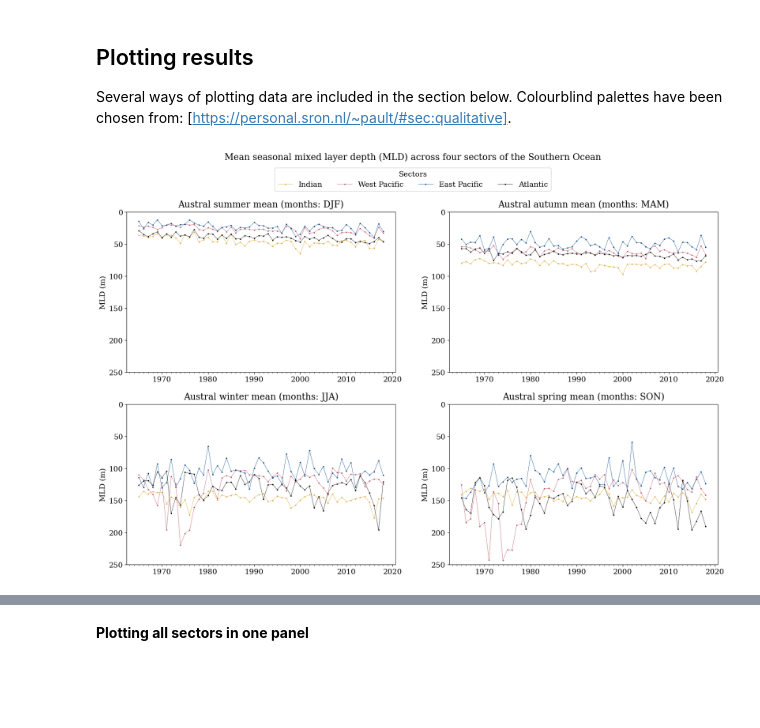
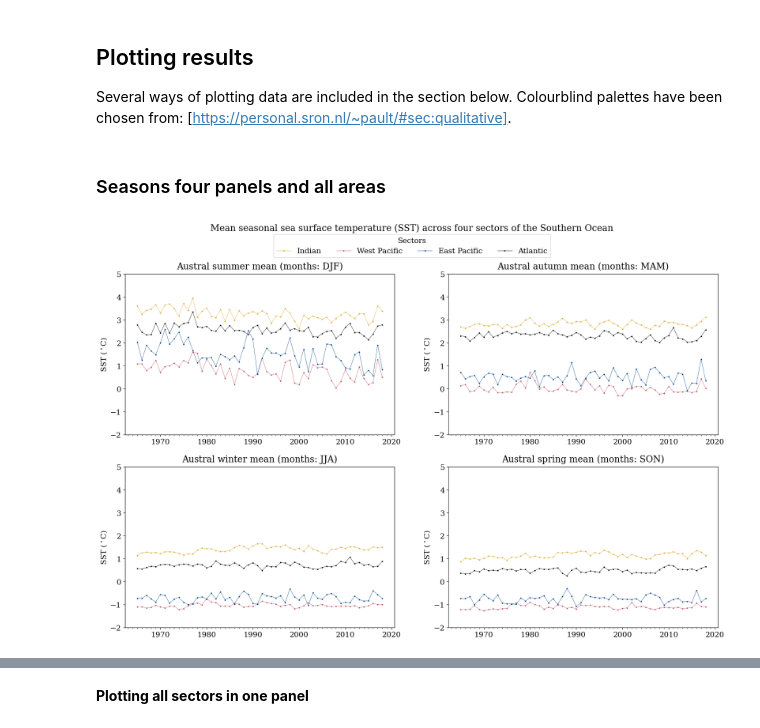
Before and after one commit to lidefi87/ACCESS_scripts_DFA, a Jupyter notebook: Scripts/ZonalStatistics.ipynb, the cells around one changed output, grey strips where cells are left out. Saved outputs shown, nothing was run; the diff lists cells and outputs as text; code cells hidden in the pictures; blank space fills up the shorter version.

```diff
--- a/Scripts/ZonalStatistics.ipynb
+++ b/Scripts/ZonalStatistics.ipynb
@@ -222,4 +245,5 @@ for i in np.arange(0, len(stime)):
     x = zsf.weightedMeans(EastPacific.sel(time = slice(stime[i], etime[i])), EP_a, meanby = 'season')
     x_w = zsf.addTimeYear(x, etime[i].split('-')[0])
     os.makedirs(file_out, exist_ok = True)
-    x_w.to_netcdf(os.path.join(file_out, ('MLD_YearlySeasonalMeans_EastPacific_' + stime[i].split('-')[0] + '-' + etime[i].split('-')[0] + '.nc')))
+#     x_w.to_netcdf(os.path.join(file_out, ('MLD_YearlySeasonalMeans_EastPacific_' + stime[i].split('-')[0] + '-' + etime[i].split('-')[0] + '.nc')))
+    x_w.to_netcdf(os.path.join(file_out, ('SST_YearlySeasonalMeans_EastPacific_' + stime[i].split('-')[0] + '-' + etime[i].split('-')[0] + '.nc')))
@@ -228,4 +270,5 @@ for i in np.arange(0, len(stime)):
     x = zsf.weightedMeans(Atlantic.sel(time = slice(stime[i], etime[i])), Atlantic_a, meanby = 'season')
     x_w = zsf.addTimeYear(x, etime[i].split('-')[0])
     os.makedirs(file_out, exist_ok = True)
-    x_w.to_netcdf(os.path.join(file_out, ('MLD_YearlySeasonalMeans_Atlantic_' + stime[i].split('-')[0] + '-' + etime[i].split('-')[0] + '.nc')))
+#     x_w.to_netcdf(os.path.join(file_out, ('MLD_YearlySeasonalMeans_Atlantic_' + stime[i].split('-')[0] + '-' + etime[i].split('-')[0] + '.nc')))
+    x_w.to_netcdf(os.path.join(file_out, ('SST_YearlySeasonalMeans_Atlantic_' + stime[i].split('-')[0] + '-' + etime[i].split('-')[0] + '.nc')))
@@ -324,0 +526,11 @@ def stackData(folder, keyword):
+# %%
+#Create an empty list that will contain calculations for every year
+for dec in decades:
+    #From the clipped data select one year to calculate the weighted seasonal means
+    a = EastPacific.sel(time = slice(str(dec), str(dec+9)))
+    maxY = a.indexes['time'].year.max()
+    x = zsf.weightedMeans(a, EP_a, meanby = 'month')
+    x_w = zsf.addTimeYear(x, f'{dec}-{dec+9}', by = 'month')
+    os.makedirs(file_out, exist_ok = True)
+#     x_w.to_netcdf(os.path.join(file_out, ('MLD_YearlyMonthlyMeans_EastPacific_' + str(dec) + '-' + str(maxY) + '.nc')))
+    x_w.to_netcdf(os.path.join(file_out, ('SST_YearlyMonthlyMeans_EastPacific_' + str(dec) + '-' + str(maxY) + '.nc')))
@@ -324,0 +558,11 @@ def stackData(folder, keyword):
+# %%
+#Create an empty list that will contain calculations for every year
+for dec in decades:
+    #From the clipped data select one year to calculate the weighted seasonal means
+    a = Atlantic.sel(time = slice(str(dec), str(dec+9)))
+    maxY = a.indexes['time'].year.max()
+    x = zsf.weightedMeans(a, Atlantic_a, meanby = 'month')
+    x_w = zsf.addTimeYear(x, f'{dec}-{dec+9}', by = 'month')
+    os.makedirs(file_out, exist_ok = True)
+#     x_w.to_netcdf(os.path.join(file_out, ('MLD_YearlyMonthlyMeans_Atlantic_' + str(dec) + '-' + str(maxY) + '.nc')))
+    x_w.to_netcdf(os.path.join(file_out, ('SST_YearlyMonthlyMeans_Atlantic_' + str(dec) + '-' + str(maxY) + '.nc')))
@@ -334,6 +844,8 @@ comb_Atl = zsf.stackData(folder, 'Atlantic')
 # %% [markdown]
 ## Plotting results
 Several ways of plotting data are included in the section below. Colourblind palettes have been chosen from: [https://personal.sron.nl/~pault/#sec:qualitative].
+# %% [markdown]
+### Seasons four panels and all areas
 # %%
 #Extract years included in the data arrays
 years = range(int(min(comb_Ind.time.values)), int(max(comb_Ind.time.values))+1)
@@ -348,36 +860,43 @@ fig, axes = plt.subplots(nrows = 2, ncols = 2, figsize = (20, 12), constrained_l
 plt.rcParams['font.family'] = 'serif'
 plt.rcParams['font.size'] = 14
 
 #Create counter using a list: i and j define the plot, while season refers to season
 for i, j, season in [(0, 0, 'DJF'), (0, 1, 'MAM'), (1, 0, 'JJA'), (1, 1, 'SON')]:
     axes[i, j].plot(years, comb_Ind.sel(season = season), color = '#DDAA33', label = 'Indian')
     axes[i, j].plot(years, comb_WP.sel(season = season), color = '#BB5566', label = 'West Pacific')
     axes[i, j].plot(years, comb_EP.sel(season = season), color = '#004488', label = 'East Pacific')
     axes[i, j].plot(years, comb_Atl.sel(season = season), color = '#000000', label = 'Atlantic')
     #Set title for each subplot using season dictionaries. Move the title along the y axis so it is not too far from the plot
     axes[i,j].set_title(seasonName[season] + ' mean (months: ' + season + ')', y = 1.01)
     #Change axes labels
-    axes[i,j].set_ylabel('MLD (m)')
+#     axes[i,j].set_ylabel('MLD (m)')
+    axes[i,j].set_ylabel('SST ($^\circ$C)')
     axes[i,j].set_xlabel('')
     axes[i,j].xaxis.set_minor_locator(ticker.MultipleLocator(1))
     #Change y axis limits
-    plt.setp(axes[i, j].set_ylim([250, 0])) #MLD
+#     plt.setp(axes[i, j].set_ylim([250, 0])) #MLD
+#     plt.setp(axes[i, j].set_ylim([5200, 0])) #MLD max
+    plt.setp(axes[i, j].set_ylim([-2, 5])) #SST
     #Change line width and marker type for all axes
     plt.setp(axes[i, j].lines, linewidth = 0.5, marker = 'o', markersize = 1.5)
 
 #####
 #Shared legend
 #Extract legend labels and handles for one axes (as they are all the same)
 handles, labels = axes[0,0].get_legend_handles_labels()
 #Plot shared legend, add title, make it horizontal and change its location to the top of the figure
-fig.legend(handles, labels, title = 'Sectors', ncol = 4, loc = 'upper center', bbox_to_anchor = (0.5, 0.985))
+fig.legend(handles, labels, title = 'Sectors', ncol = 4, loc = 'upper center', bbox_to_anchor = (0.5, 0.975))
 
 #####
 #Add title
-fig.suptitle('Mean seasonal mixed layer depth (MLD) across four sectors of the Southern Ocean', y = 1.01)
+# fig.suptitle('Mean seasonal mixed layer depth (MLD) across four sectors of the Southern Ocean', y = 0.99)
+# fig.suptitle('Maximum seasonal mixed layer depth (MLD) across four sectors of the Southern Ocean', y = .99)
+fig.suptitle('Mean seasonal sea surface temperature (SST) across four sectors of the Southern Ocean', y = 0.99)
 
 #####
 #Save figure
-plt.savefig('/g/data/v45/la6889/Figures/TimeSeries/MLD/PolarZones/MeanSeasonSectorsMLD_FourPanels_daily.png', dpi = 300)
+# plt.savefig('/g/data/v45/la6889/Figures/TimeSeries/MLD/PolarZones/MeanSeasonSectorsMLD_FourPanels_daily.png', dpi = 300)
+# plt.savefig('/g/data/v45/la6889/Figures/TimeSeries/MLD/PolarZones/MaxSeasonSectorsMLD_FourPanels_daily.png', dpi = 300)
+plt.savefig('/g/data/v45/la6889/Figures/TimeSeries/SST/PolarZones/MeanSeasonSectorsSST_FourPanels_daily.png', dpi = 300)
 # %% [output]
-[figure, old version]
+[figure, new version]
```
Also changed, not shown: parts of 77 cells of this notebook, 15 other files.
